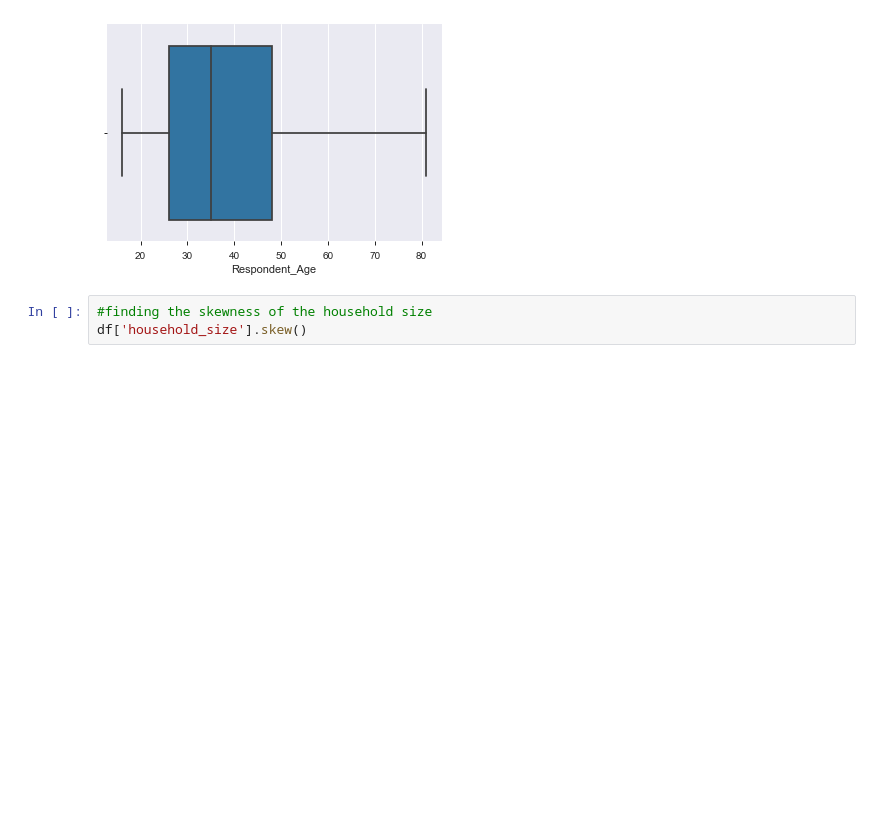
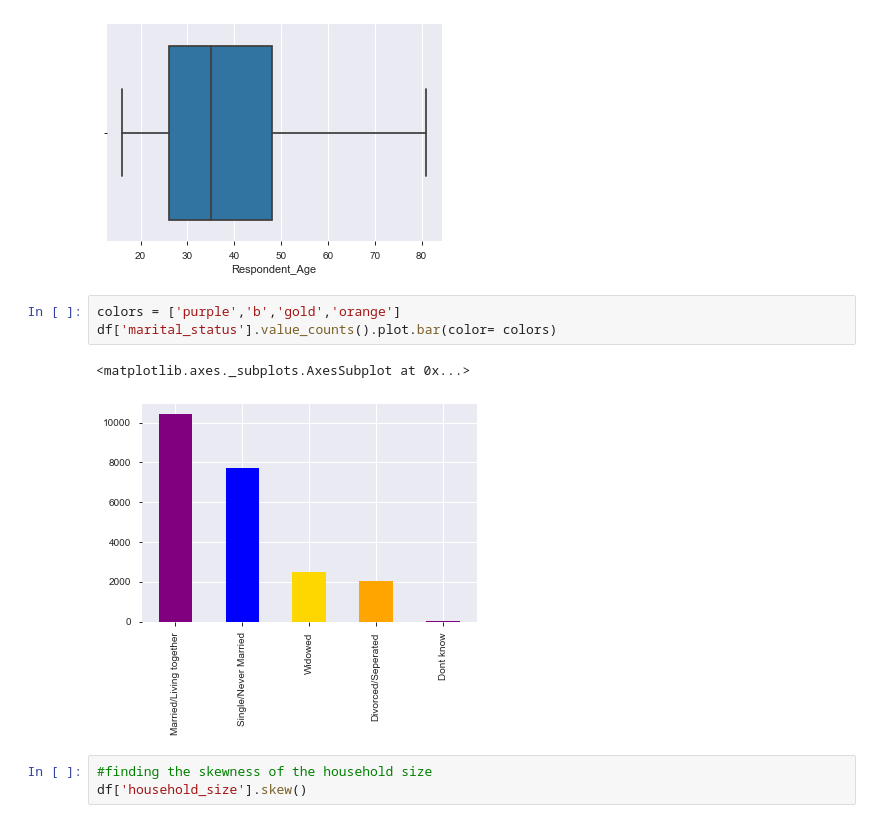
Before and after one commit to cap-blurr/Financial_inclusion_prediction, a Jupyter notebook: Fin_access.ipynb, the cells around one changed output. Drawn from its saved outputs; the diff is of its cells as text; blank space fills up the shorter version.

```diff
--- a/Fin_access.ipynb
+++ b/Fin_access.ipynb
@@ -296,6 +303,12 @@ sns.boxplot(df['Respondent_Age'])
 # %% [output]
 <matplotlib.axes._subplots.AxesSubplot at 0x...>
 [figure]
+# %%
+colors = ['purple','b','gold','orange']
+df['marital_status'].value_counts().plot.bar(color= colors)
+# %% [output]
+<matplotlib.axes._subplots.AxesSubplot at 0x...>
+[figure, added]
 # %%
 #finding the skewness of the household size
 df['household_size'].skew()
```
Also changed, not shown: parts of 20 cells of this notebook.
